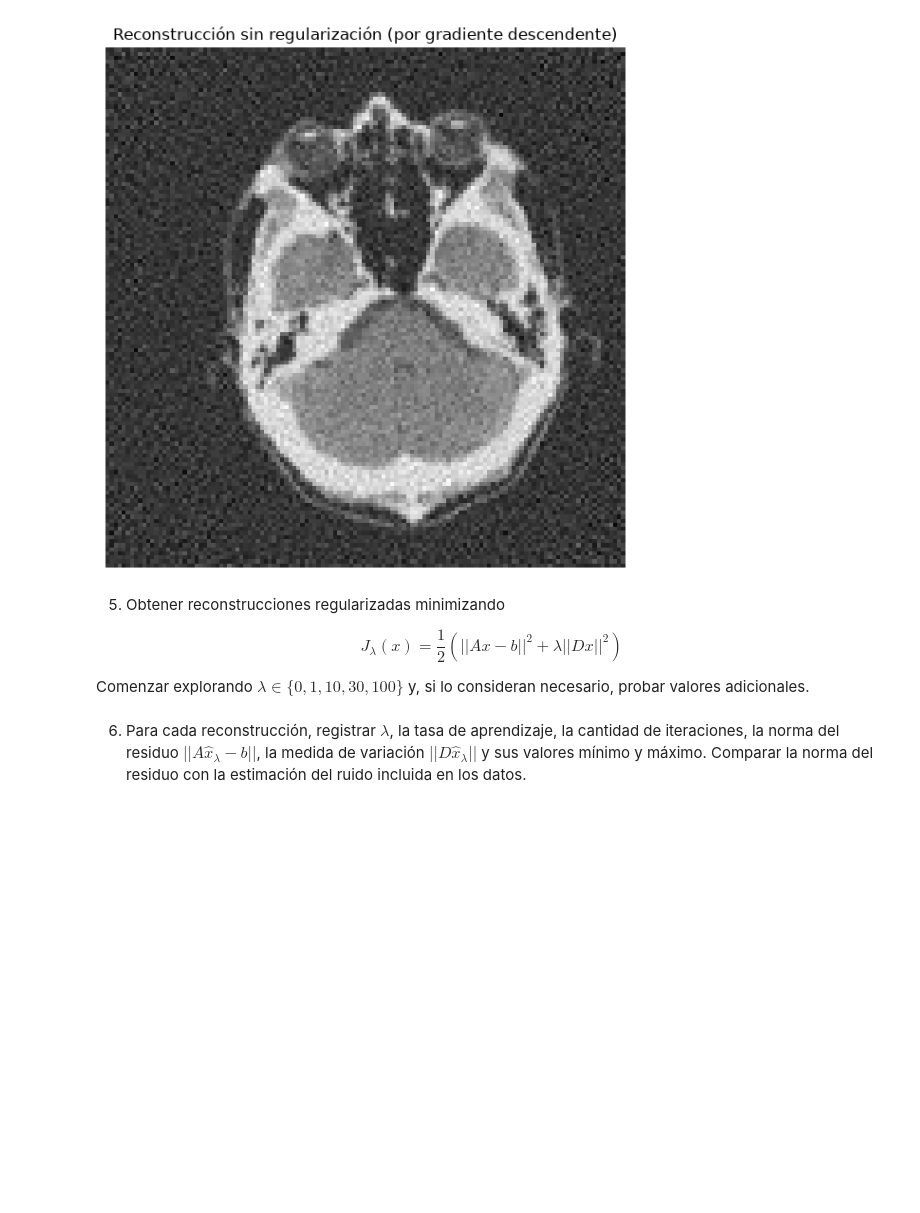
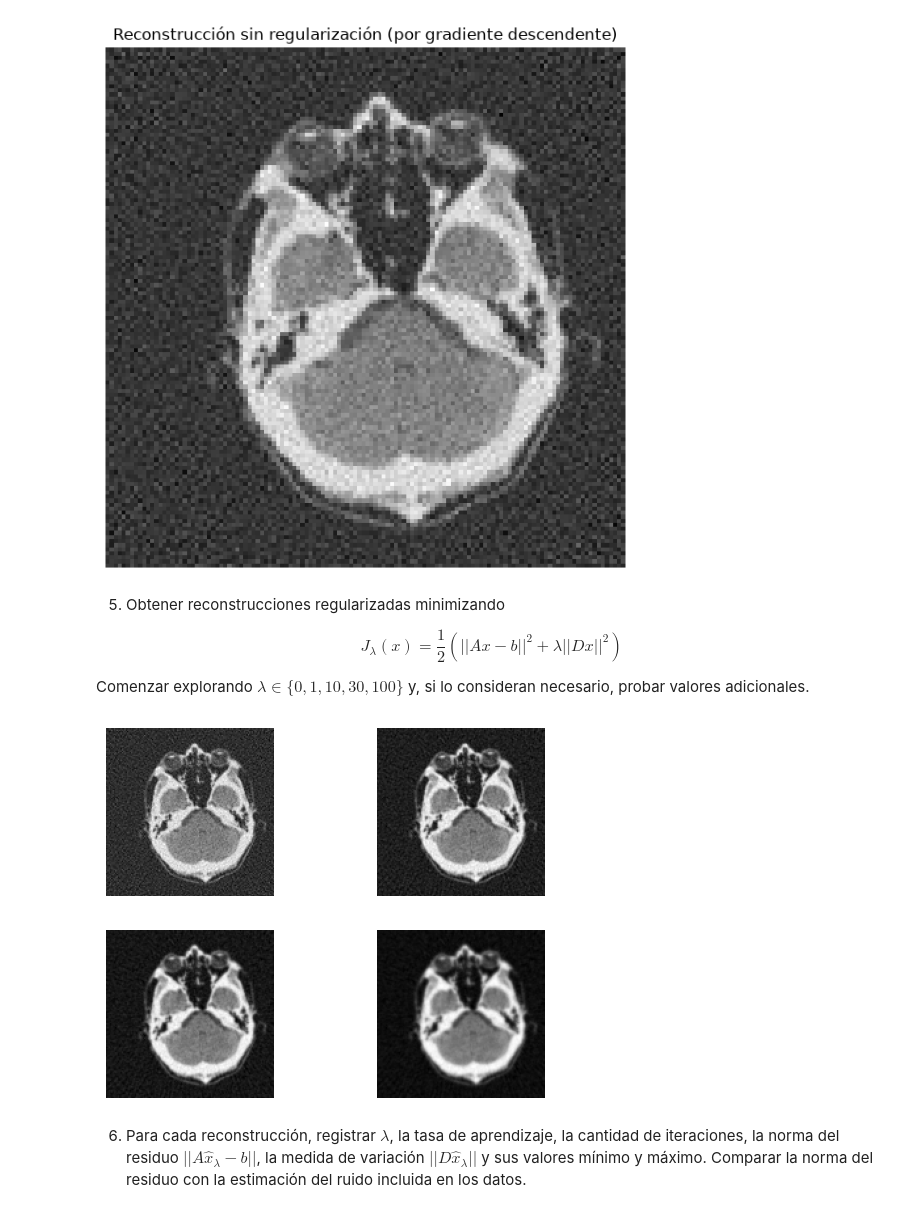
Before and after one commit to josedesgtt/imagenes-tomograficas-tp-metodos, a Jupyter notebook: ejercicio_10.ipynb, the cells around one changed output. Saved outputs shown, nothing was run; the diff lists cells and outputs as text; code cells hidden in the pictures; blank space fills up the shorter version.

```diff
--- a/ejercicio_10.ipynb
+++ b/ejercicio_10.ipynb
@@ -176,7 +177,11 @@ def gradiente_descendente_v4(x_0, bs, D, lmbd, alpha = 0.01, tolerancia = 0.0001
     - (Opcional) Un entero `max_iter` como cota superior de las iteraciones del método (1000 por defecto).
     - (Opcional) Un bool `verbose` para imprimir los resultados de las iteraciones (0.01 por defecto).
 
-    Devuelve: un objeto `tuple` con un vector de la mejor solución hallada, un vector de costos y un vector con las normas del gradiente.
+    Devuelve: un diccionario con las siguientes llaves.
+    - `x`: La reconstrucción hallada.
+    - `costos`: El vector con el registro de la variación del costo.
+    - `normas`: El vector con el registro de la variación de la norma del gradiente.
+    - `iters`: El número de iteraciones alcanzado.
     '''
 
     x_t   = x_0
@@ -200,7 +205,14 @@ def gradiente_descendente_v4(x_0, bs, D, lmbd, alpha = 0.01, tolerancia = 0.0001
         x_t = x_tsig
         iter = iter + 1
 
-    return np.array(x_tsig), cost_log, grad_norm_log #type:ignore
+    res = {
+       "x" : np.array(x_tsig),
+       "costos" : cost_log,
+       "normas" : grad_norm_log,
+       "iters" : iter
+    }
+
+    return res
 # %% [markdown]
 Tras varios intentos empleando diferentes valores de $\alpha$, no logramos converger. Por ello, decidimos buscar una cota inferior del hiperparámetro tal que el algoritmo pueda converger. En particular, empleamos lo hecho en el ejercicio (8) por lo que calculamos el mayor autovalor $\mu _{max}$ de $H_J(x)$.
 # %% [markdown]
@@ -248,5 +257,32 @@ J_\lambda (x) = \frac{1}{2}(||Ax-b||^2 + \lambda ||Dx ||^2)
 $$
 
 Comenzar explorando $\lambda \in \{0,1,10,30,100\}$ y, si lo consideran necesario, probar valores adicionales.
+# %%
+# Valores obligatorios
+l1 = gradiente_descendente_v4(x_0=np.zeros(n*n), bs=b, D=D, lmbd=1, alpha=0.0001)
+l10 = gradiente_descendente_v4(x_0=np.zeros(n*n), bs=b, D=D, lmbd=10, alpha=0.0001)
+l30 = gradiente_descendente_v4(x_0=np.zeros(n*n), bs=b, D=D, lmbd=30, alpha=0.0001)
+l100 = gradiente_descendente_v4(x_0=np.zeros(n*n), bs=b, D=D, lmbd=100, alpha=0.0001)
+# %%
+# Graficamos las imágenes (en escala de grises)
+plt.subplot(2,2,1)
+plt.imshow(l1["x"].reshape(n,n), cmap='gray')
+plt.axis("off")
+
+plt.subplot(2,2,2)
+plt.imshow(l10["x"].reshape(n,n), cmap='gray')
+plt.axis("off")
+
+plt.subplot(2,2,3)
+plt.imshow(l30["x"].reshape(n,n), cmap='gray')
+plt.axis("off")
+
+plt.subplot(2,2,4)
+plt.imshow(l100["x"].reshape(n,n), cmap='gray')
+plt.axis("off")
+
+plt.show()
+# %% [output]
+[figure, added]
 # %% [markdown]
 6. Para cada reconstrucción, registrar $\lambda$, la tasa de aprendizaje, la cantidad de iteraciones, la norma del residuo $||A\hat{x}_\lambda - b||$, la medida de variación $||D\hat{x}_\lambda||$ y sus valores mínimo y máximo. Comparar la norma del residuo con la estimación del ruido incluida en los datos.
```
Also changed, not shown: parts of 5 cells of this notebook.
